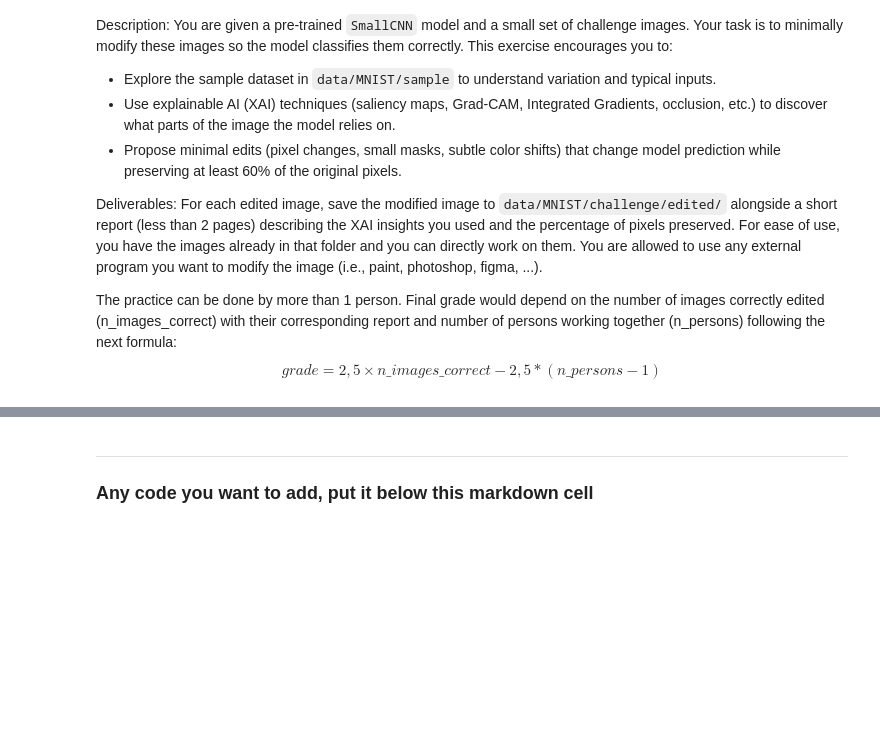
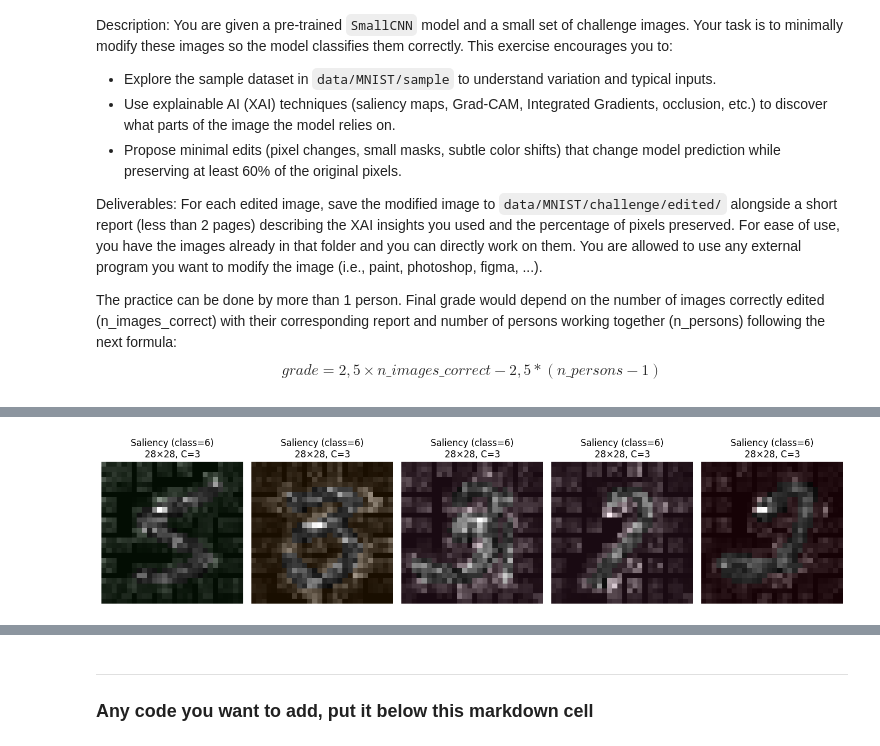
Before and after one commit to ICAI-IMAT-XAI/p2-computer-vision-superestrellas, a Jupyter notebook: notebook/challenge.ipynb, the cells around one changed output, grey strips where cells are left out. Saved outputs shown, nothing was run; the diff lists cells and outputs as text; code cells hidden in the pictures; blank space fills up the shorter version.

```diff
--- a/notebook/challenge.ipynb
+++ b/notebook/challenge.ipynb
@@ -67,0 +118,92 @@ plt.show()
+# %%
+import torch, torch.nn as nn
+import numpy as np, matplotlib.pyplot as plt
+from PIL import Image
+from torchvision.transforms import Compose, Resize, ToTensor, Normalize
+from captum.attr import Saliency
+
+device = "cuda" if torch.cuda.is_available() else "cpu"
+model = model.to(device).eval()
+
+# --- 1) Detect channels and a working input size ---
+def detect_model_io(model, sizes=(28, 32, 64, 96, 128, 160, 192, 224, 256, 320, 384)):
+    # channels: read from first Conv2d if present, else assume 3
+    in_ch = 3
+    for m in model.modules():
+        if isinstance(m, nn.Conv2d):
+            in_ch = m.in_channels
+            break
+    # find a size that passes forward
+    ok_size = None
+    with torch.no_grad():
+        for s in sizes:
+            try:
+                _ = model(torch.zeros(1, in_ch, s, s, device=device))
+                ok_size = s
+                print(ok_size)
+                break
+            except Exception:
+                continue
+    if ok_size is None:
+        raise RuntimeError("Could not find a compatible square input size. Try adding your training size.")
+    return in_ch, ok_size
+
+in_ch, IMG_SIZE = detect_model_io(model)
+
+# --- 2) Build transforms (adjust normalization if you used different stats) ---
+if in_ch == 3:
+    preprocess = Compose([
+        Resize((IMG_SIZE, IMG_SIZE)),
+        ToTensor(),
+        Normalize(mean=[0.485, 0.456, 0.406], std=[0.229, 0.224, 0.225]),  # change to your training stats if needed
+    ])
+    to_vis = Compose([
+        Resize((IMG_SIZE, IMG_SIZE)),
+        ToTensor(),   # [0,1] for overlay
+    ])
+else:  # in_ch == 1
+    preprocess = Compose([
+        Resize((IMG_SIZE, IMG_SIZE)),
+        ToTensor(),
+        Normalize(mean=[0.1307], std=[0.3081]),    # MNIST-like; change if different
+    ])
+    to_vis = Compose([
+        Resize((IMG_SIZE, IMG_SIZE)),
+        ToTensor(),
+    ])
+
+# --- 3) Captum Saliency setup ---
+saliency = Saliency(model)
+
+def compute_saliency(img_path, target_class):
+    pil = Image.open(img_path).convert("RGB" if in_ch == 3 else "L")
+    x = preprocess(pil).unsqueeze(0).to(device)        # model input
+    x_vis = to_vis(pil).unsqueeze(0)                   # for overlay
+
+    # gradient wrt chosen class (set target_class=None for predicted class)
+    attr = saliency.attribute(x, target=target_class)  # [1,C,H,W]
+    sal = attr.abs().squeeze(0).detach().cpu().numpy() # [C,H,W] or [H,W]
+    if sal.ndim == 3:
+        sal = sal.max(axis=0)                          # reduce channels
+
+    # normalize to [0,1]
+    sal = (sal - sal.min()) / (sal.max() - sal.min() + 1e-8)
+
+    img_np = x_vis[0].permute(1,2,0).cpu().numpy()     # [H,W,3] or [H,W,1]
+    ponderation = 0.1
+    overlay = np.clip(ponderation*img_np + (1-ponderation)*sal[...,None], 0, 1)
+    return img_np, sal, overlay
+
+# --- 4) Run on your images ---
+target_class = 6  # <- set the class you want
+fig, axes = plt.subplots(1, len(image_files), figsize=(14,4))
+for ax, path in zip(axes, image_files):
+    img_np, sal, overlay = compute_saliency(path, target_class)
+    if img_np.shape[2] == 1:
+        ax.imshow(overlay.squeeze(), cmap="gray")
+    else:
+        ax.imshow(overlay)
+    ax.set_title(f"Saliency (class={target_class})\n{IMG_SIZE}×{IMG_SIZE}, C={in_ch}")
+    ax.axis("off")
+plt.tight_layout(); plt.show()
+# %% [output]
@@ -67,0 +211 @@ plt.show()
+[figure, added]
```
Also changed, not shown: parts of 12 cells of this notebook.
